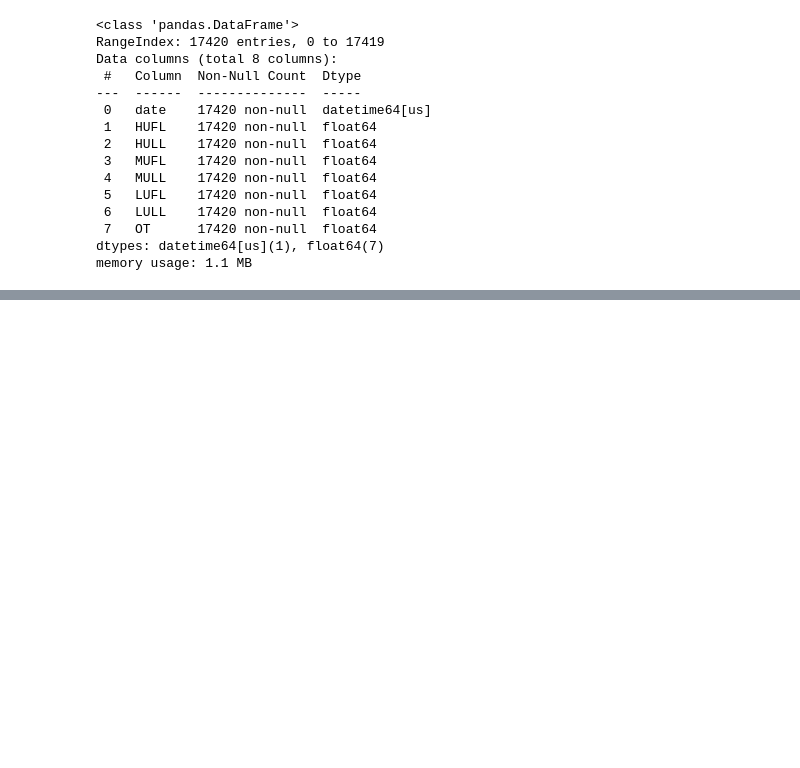
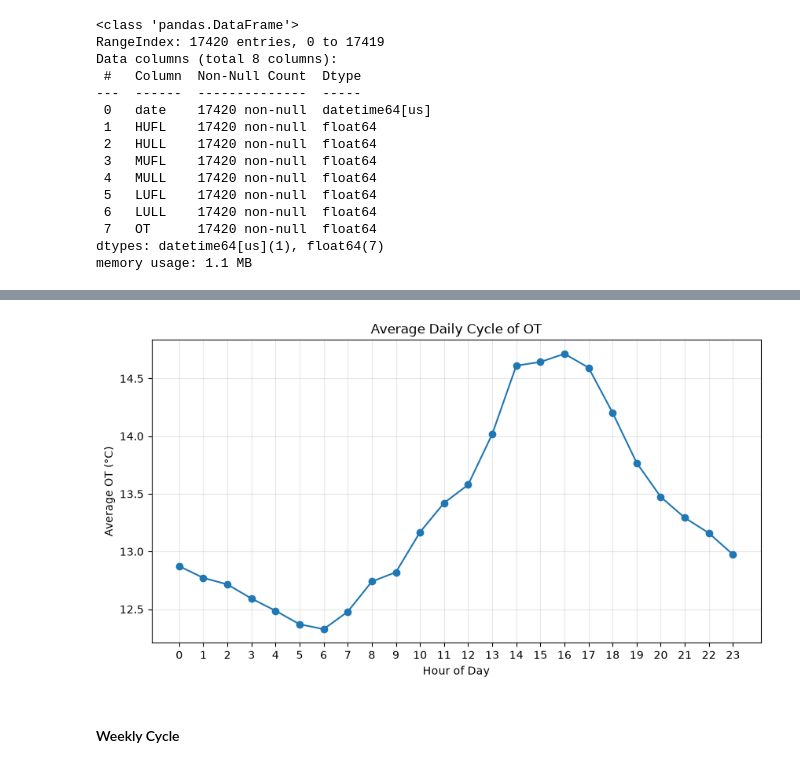
Before and after one commit to itskimheng/IAI_Lab_Intro_Assignment_2, a Jupyter notebook: main.ipynb, the cells around one changed output, grey strips where cells are left out. Saved outputs shown, nothing was run; the diff lists cells and outputs as text; code cells hidden in the pictures; blank space fills up the shorter version.

```diff
--- a/main.ipynb
+++ b/main.ipynb
@@ -362,0 +112,26 @@ Lag 336: 0.8388405076031451
+# %%
+df["hour"] = df["date"].dt.hour
+
+daily_cycle = df.groupby("hour")["OT"].mean()
+# %%
+# average OT by hour
+plt.figure(figsize=(10, 5))
+
+plt.plot(
+    daily_cycle.index,
+    daily_cycle.values,
+    marker="o"
+)
+
+plt.xlabel("Hour of Day")
+plt.ylabel("Average OT (°C)")
+plt.title("Average Daily Cycle of OT")
+
+plt.xticks(range(24))
+plt.grid(alpha=0.3)
+
+plt.show()
+# %% [output]
+[figure, added]
+# %% [markdown]
+#### Weekly Cycle
```
Also changed, not shown: parts of 100 cells of this notebook.
